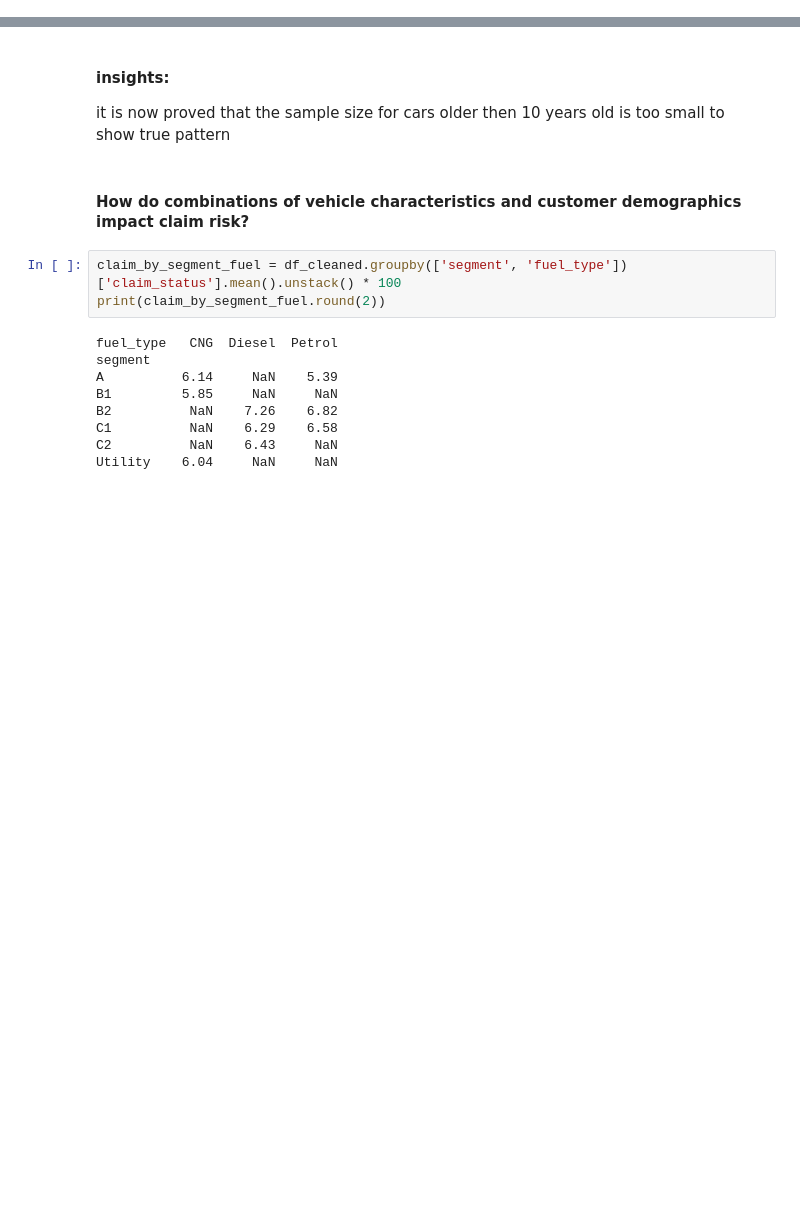
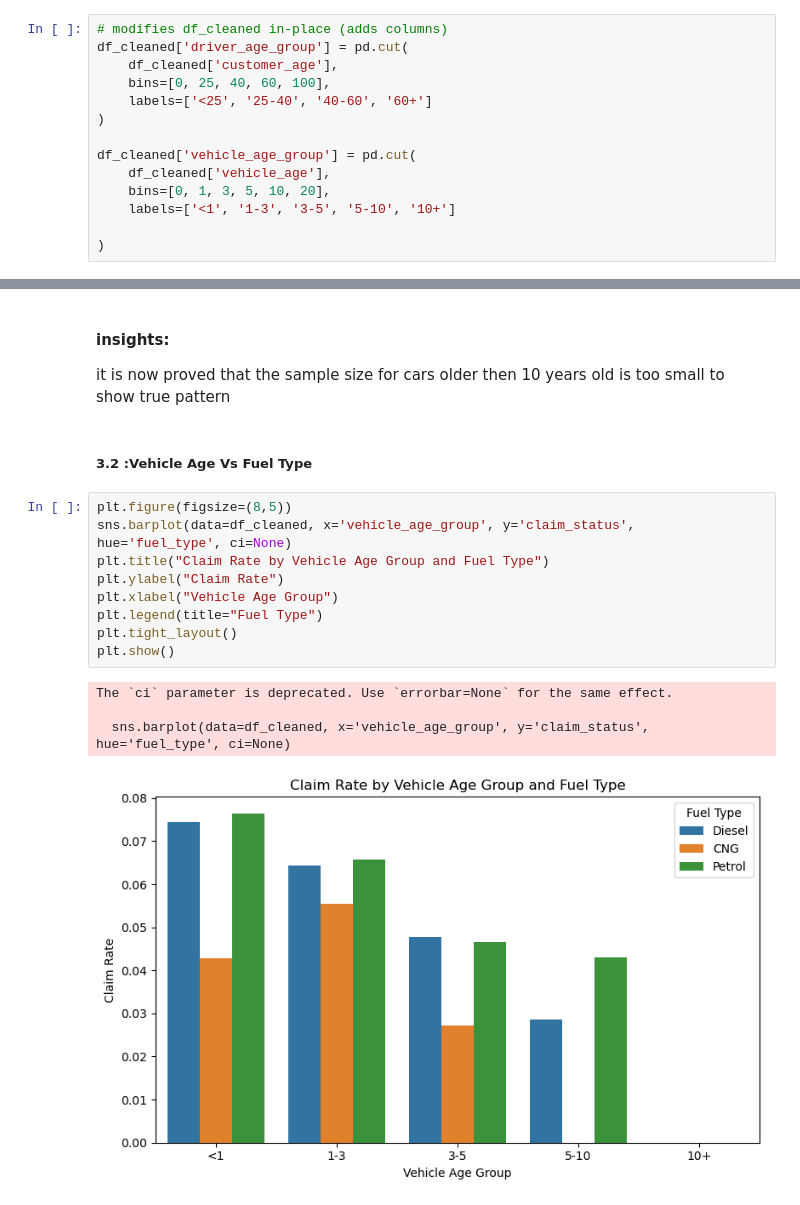
Before and after one commit to tlilimaryem7-cloud/project-2-eda-sql, a Jupyter notebook: EDA_insurance_claim.ipynb, the cells around one changed output, grey strips where cells are left out. Cells and saved outputs as stored; diff of their text form; blank space fills up the shorter version.

```diff
--- a/EDA_insurance_claim.ipynb
+++ b/EDA_insurance_claim.ipynb
@@ -264,0 +267,14 @@ Index(['policy_id', 'subscription_length', 'vehicle_age', 'customer_age',
+# %%
+# modifies df_cleaned in-place (adds columns)
+df_cleaned['driver_age_group'] = pd.cut(
+    df_cleaned['customer_age'],
+    bins=[0, 25, 40, 60, 100],
+    labels=['<25', '25-40', '40-60', '60+']
+)
+
+df_cleaned['vehicle_age_group'] = pd.cut(
+    df_cleaned['vehicle_age'],
+    bins=[0, 1, 3, 5, 10, 20],
+    labels=['<1', '1-3', '3-5', '5-10', '10+']
+
+)
@@ -338,17 +357,19 @@ Name: count, dtype: int64
 # %% [markdown]
 #### insights:
  it is now proved that the sample size for cars older then 10 years old is too small to show true pattern
-# %% [markdown]
-#### How do combinations of vehicle characteristics and customer demographics impact claim risk?
-# %%
-claim_by_segment_fuel = df_cleaned.groupby(['segment', 'fuel_type'])['claim_status'].mean().unstack() * 100
-print(claim_by_segment_fuel.round(2))
-# %% [output]
-fuel_type   CNG  Diesel  Petrol
-segment
-A          6.14     NaN    5.39
-B1         5.85     NaN     NaN
-B2          NaN    7.26    6.82
-C1          NaN    6.29    6.58
-C2          NaN    6.43     NaN
-Utility    6.04     NaN     NaN
+# %% [markdown]
+##### 3.2 :Vehicle Age Vs Fuel Type
+# %%
+plt.figure(figsize=(8,5))
+sns.barplot(data=df_cleaned, x='vehicle_age_group', y='claim_status', hue='fuel_type', ci=None)
+plt.title("Claim Rate by Vehicle Age Group and Fuel Type")
+plt.ylabel("Claim Rate")
+plt.xlabel("Vehicle Age Group")
+plt.legend(title="Fuel Type")
+plt.tight_layout()
+plt.show()
+# %% [output]
+The `ci` parameter is deprecated. Use `errorbar=None` for the same effect.
+
+  sns.barplot(data=df_cleaned, x='vehicle_age_group', y='claim_status', hue='fuel_type', ci=None)
+[figure, added]
```
Also changed, not shown: parts of 22 cells of this notebook.
